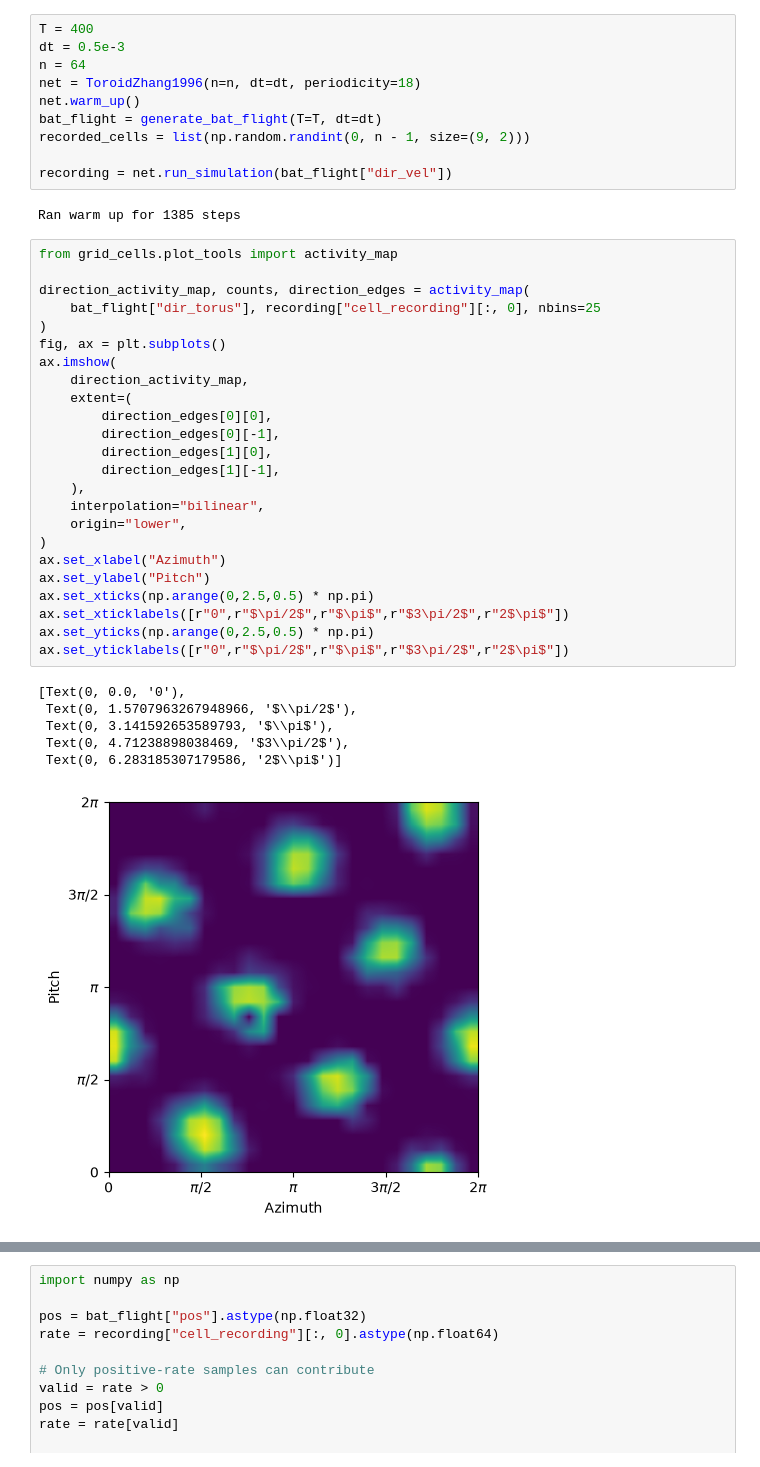
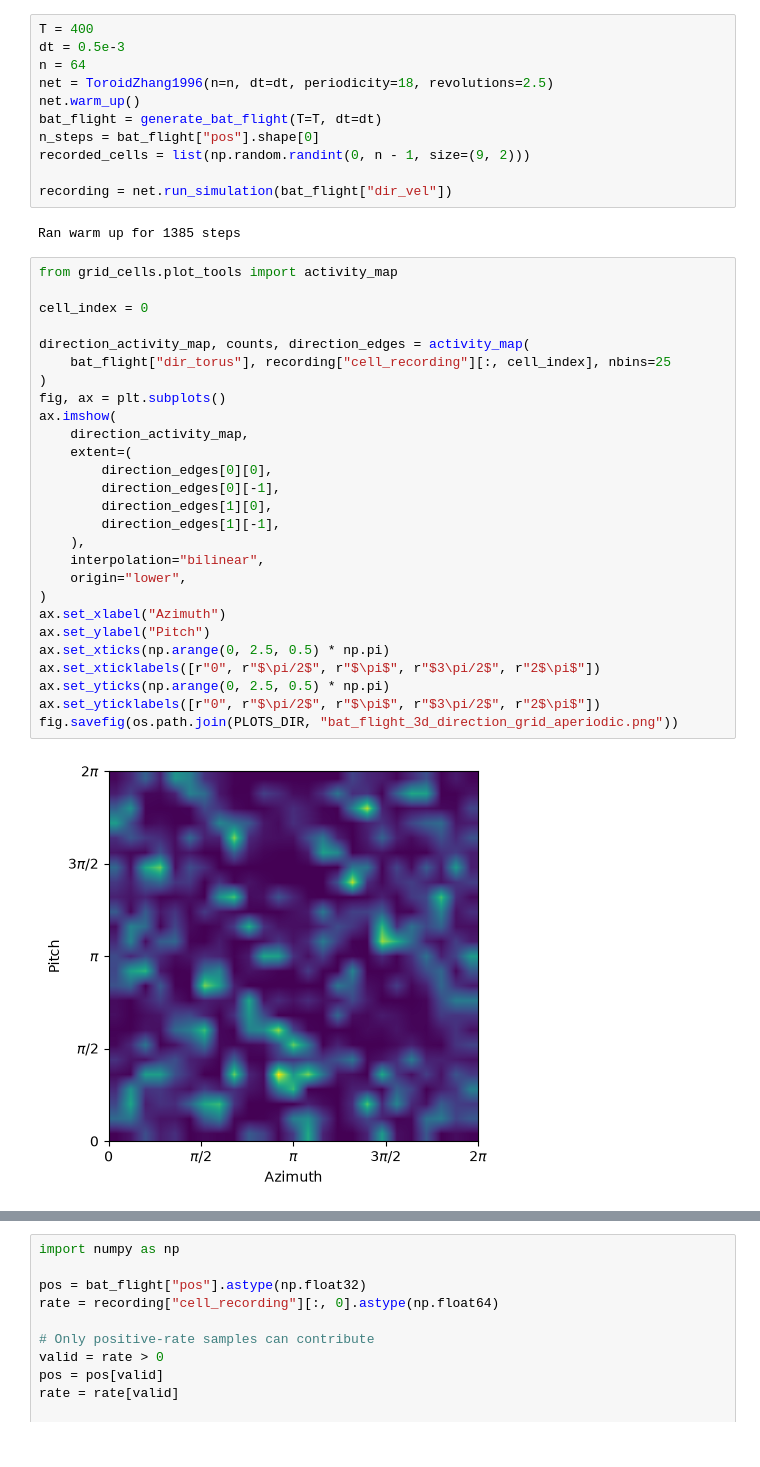
Before and after one commit to siaulich/grid-cells, a Jupyter notebook: notebooks/bat_flight_grid_bump.ipynb, the cells around one changed output, grey strips where cells are left out. Saved outputs shown, nothing was run; the diff lists cells and outputs as text.

Commit message:
added plot and clean up

```diff
--- a/notebooks/bat_flight_grid_bump.ipynb
+++ b/notebooks/bat_flight_grid_bump.ipynb
@@ -62,9 +59,10 @@ Ran warm up for 1385 steps
 T = 400
 dt = 0.5e-3
 n = 64
-net = ToroidZhang1996(n=n, dt=dt, periodicity=18)
+net = ToroidZhang1996(n=n, dt=dt, periodicity=18, revolutions=2.5)
 net.warm_up()
 bat_flight = generate_bat_flight(T=T, dt=dt)
+n_steps = bat_flight["pos"].shape[0]
 recorded_cells = list(np.random.randint(0, n - 1, size=(9, 2)))
 
 recording = net.run_simulation(bat_flight["dir_vel"])
@@ -73,31 +71,29 @@ Ran warm up for 1385 steps
 # %%
 from grid_cells.plot_tools import activity_map
 
+cell_index = 0
+
 direction_activity_map, counts, direction_edges = activity_map(
-    bat_flight["dir_torus"], recording["cell_recording"][:, 0], nbins=25
+    bat_flight["dir_torus"], recording["cell_recording"][:, cell_index], nbins=25
 )
 fig, ax = plt.subplots()
 ax.imshow(
     direction_activity_map,
     extent=(
         direction_edges[0][0],
         direction_edges[0][-1],
         direction_edges[1][0],
         direction_edges[1][-1],
     ),
     interpolation="bilinear",
     origin="lower",
 )
 ax.set_xlabel("Azimuth")
 ax.set_ylabel("Pitch")
-ax.set_xticks(np.arange(0,2.5,0.5) * np.pi)
-ax.set_xticklabels([r"0",r"$\pi/2$",r"$\pi$",r"$3\pi/2$",r"2$\pi$"])
-ax.set_yticks(np.arange(0,2.5,0.5) * np.pi)
-ax.set_yticklabels([r"0",r"$\pi/2$",r"$\pi$",r"$3\pi/2$",r"2$\pi$"])
+ax.set_xticks(np.arange(0, 2.5, 0.5) * np.pi)
+ax.set_xticklabels([r"0", r"$\pi/2$", r"$\pi$", r"$3\pi/2$", r"2$\pi$"])
+ax.set_yticks(np.arange(0, 2.5, 0.5) * np.pi)
+ax.set_yticklabels([r"0", r"$\pi/2$", r"$\pi$", r"$3\pi/2$", r"2$\pi$"])
+fig.savefig(os.path.join(PLOTS_DIR, "bat_flight_3d_direction_grid_aperiodic.png"))
 # %% [output]
-[Text(0, 0.0, '0'),
- Text(0, 1.5707963267948966, '$\\pi/2$'),
- Text(0, 3.141592653589793, '$\\pi$'),
- Text(0, 4.71238898038469, '$3\\pi/2$'),
- Text(0, 6.283185307179586, '2$\\pi$')]
-[figure, old version]
+[figure, new version]
```
Also changed, not shown: parts of 5 cells of this notebook, 17 other files.
